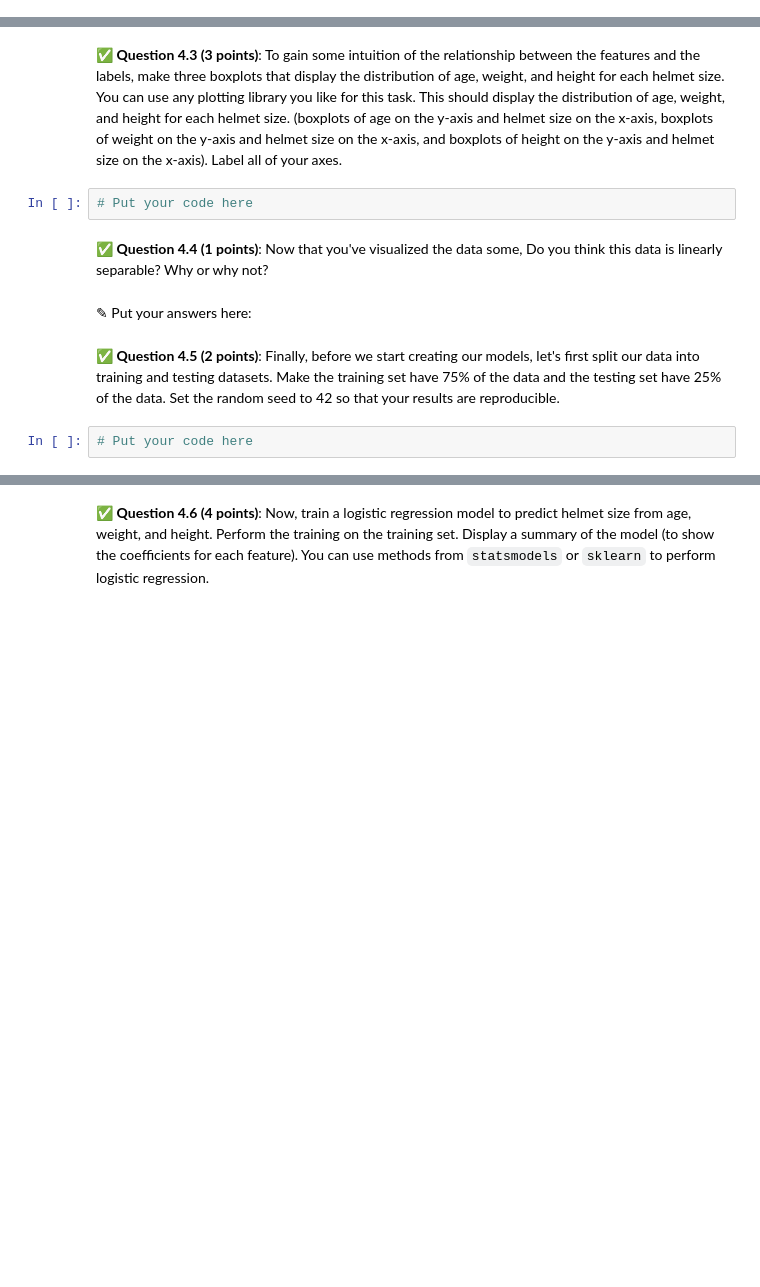
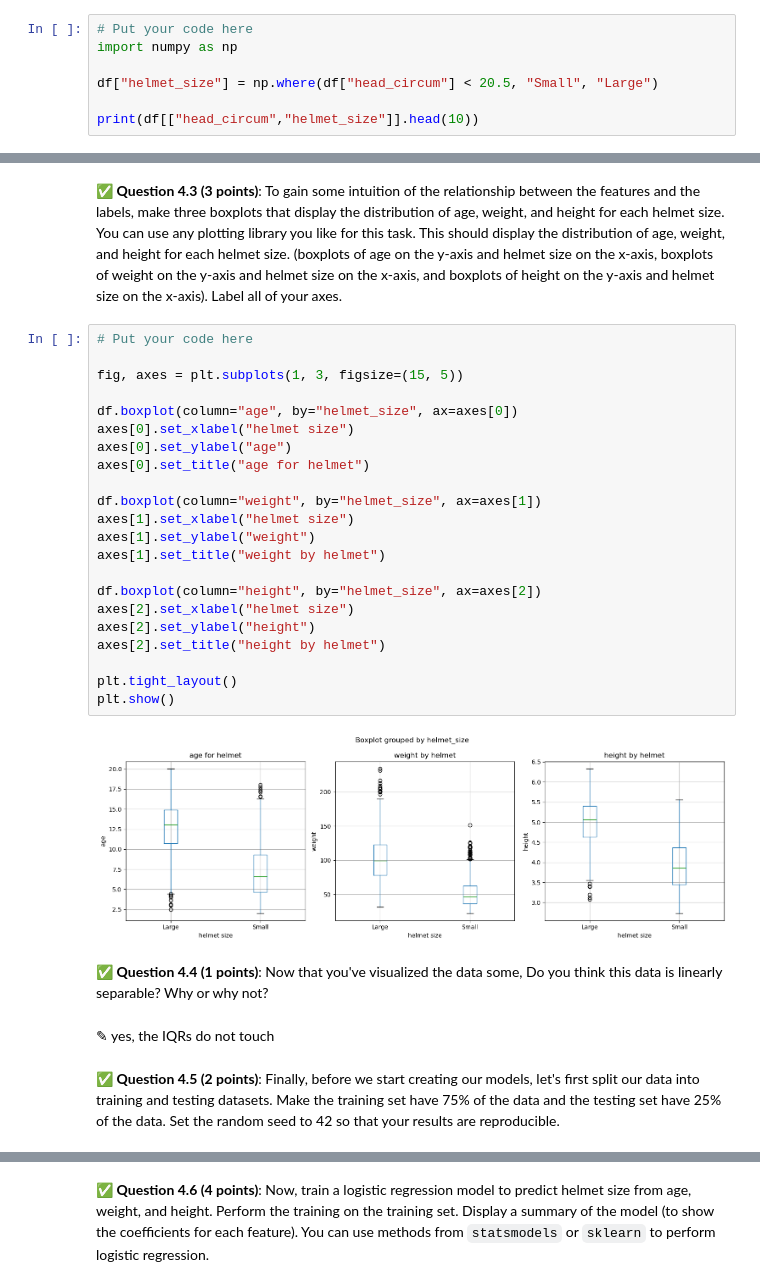
Before and after one commit to zemblak1/CMSE202-s26-turnin, a Jupyter notebook: hw-04/HW-04_RegressionClassification-STUDENT.ipynb, the cells around one changed output, grey strips where cells are left out. Cells and saved outputs as stored; diff of their text form; blank space fills up the shorter version.

```diff
--- a/hw-04/HW-04_RegressionClassification-STUDENT.ipynb
+++ b/hw-04/HW-04_RegressionClassification-STUDENT.ipynb
@@ -231,0 +233,7 @@ We will use classification techniques to determine which children should get the
+# %%
+# Put your code here
+import numpy as np
+
+df["helmet_size"] = np.where(df["head_circum"] < 20.5, "Small", "Large")
+
+print(df[["head_circum","helmet_size"]].head(10))
@@ -238,12 +276,32 @@ We want to prepare our data for the following classification models, with the un
 # %% [markdown]
 &#9989;  **Question 4.3 (3 points)**: To gain some intuition of the relationship between the features and the labels, make three boxplots that display the distribution of age, weight, and height for each helmet size. You can use any plotting library you like for this task.  This should display the distribution of age, weight, and height for each helmet size. (boxplots of age on the y-axis and helmet size on the x-axis, boxplots of weight on the y-axis and helmet size on the x-axis, and boxplots of height on the y-axis and helmet size on the x-axis).  Label all of your axes.
-# %%
-# Put your code here
+# %%
+# Put your code here
+
+fig, axes = plt.subplots(1, 3, figsize=(15, 5))
+
+df.boxplot(column="age", by="helmet_size", ax=axes[0])
+axes[0].set_xlabel("helmet size")
+axes[0].set_ylabel("age")
+axes[0].set_title("age for helmet")
+
+df.boxplot(column="weight", by="helmet_size", ax=axes[1])
+axes[1].set_xlabel("helmet size")
+axes[1].set_ylabel("weight")
+axes[1].set_title("weight by helmet")
+
+df.boxplot(column="height", by="helmet_size", ax=axes[2])
+axes[2].set_xlabel("helmet size")
+axes[2].set_ylabel("height")
+axes[2].set_title("height by helmet")
+
+plt.tight_layout()
+plt.show()
+# %% [output]
+[figure, added]
 # %% [markdown]
 &#9989;  **Question 4.4 (1 points)**: Now that you've visualized the data some, Do you think this data is linearly separable? Why or why not?
 # %% [markdown]
-<font size=+3>&#9998;</font> Put your answers here:
+<font size=+3>&#9998;</font> yes, the IQRs do not touch
 # %% [markdown]
 &#9989;  **Question 4.5 (2 points)**: Finally, before we start creating our models, let's first split our data into training and testing datasets. Make the training set have 75\% of the data and the testing set have 25\% of the data. Set the random seed to 42 so that your results are reproducible.
-# %%
-# Put your code here
```
Also changed, not shown: parts of 14 cells of this notebook.
